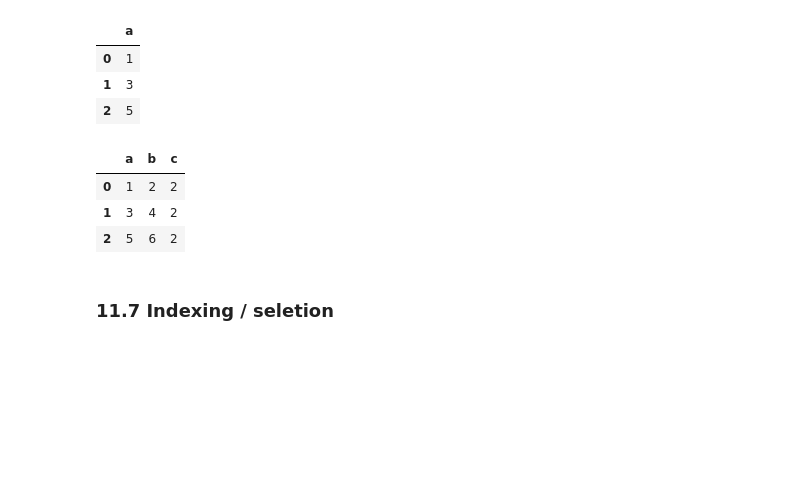
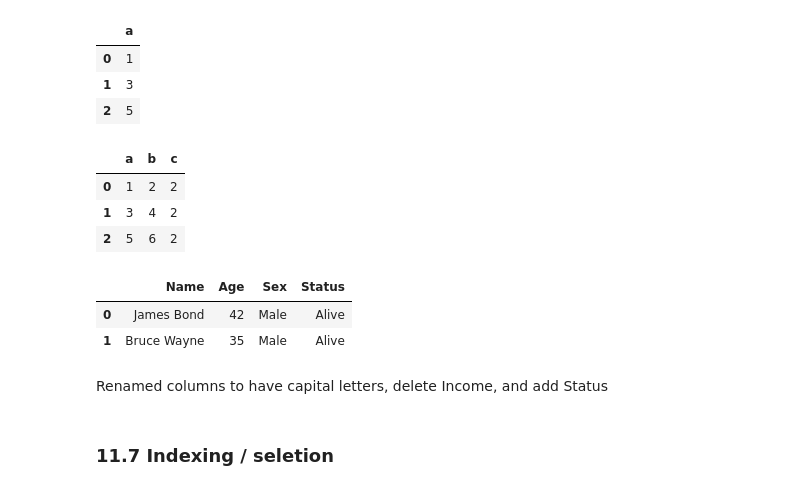
Before and after one commit to SorrenJ/Week1-Introduction_to_Python, a Jupyter notebook: Copy_of_Copy_of_Copy_of_Introduction_to_Python.ipynb, the cells around one changed output. Saved outputs shown, nothing was run; the diff lists cells and outputs as text; code cells hidden in the pictures; blank space fills up the shorter version.

```diff
--- a/Copy_of_Copy_of_Copy_of_Introduction_to_Python.ipynb
+++ b/Copy_of_Copy_of_Copy_of_Introduction_to_Python.ipynb
@@ -2000,6 +2000,18 @@ df
 | 0 | 1 | 2 | 2 |
 | 1 | 3 | 4 | 2 |
 | 2 | 5 | 6 | 2 |
+# %%
+df = pd.DataFrame([['James Bond','42','Male', '$10000'],['Bruce Wayne','35', 'Male', '$20000']], columns=['name','age','sex','income'])
+df.columns = ['Name','Age','Sex','Income']  # rename column
+del df['Income']
+df['Status']='Alive'   #add new column c and fill with 2
+df
+# %% [output]
+|  | Name | Age | Sex | Status |
+| 0 | James Bond | 42 | Male | Alive |
+| 1 | Bruce Wayne | 35 | Male | Alive |
+# %% [markdown]
+Renamed columns to have capital letters, delete Income, and add Status
 # %% [markdown]
 ### 11.7 Indexing / seletion
 # %% [markdown]
```
